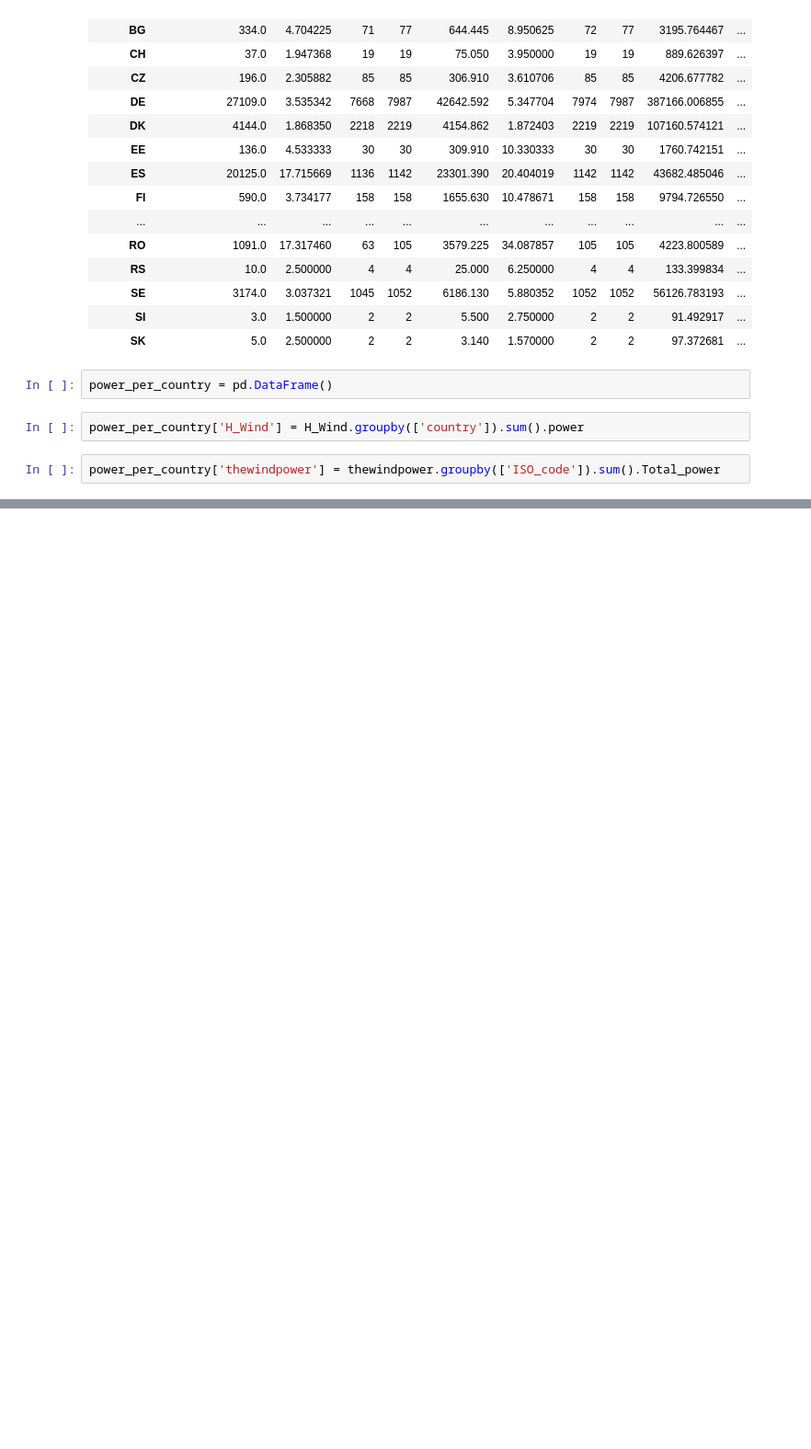
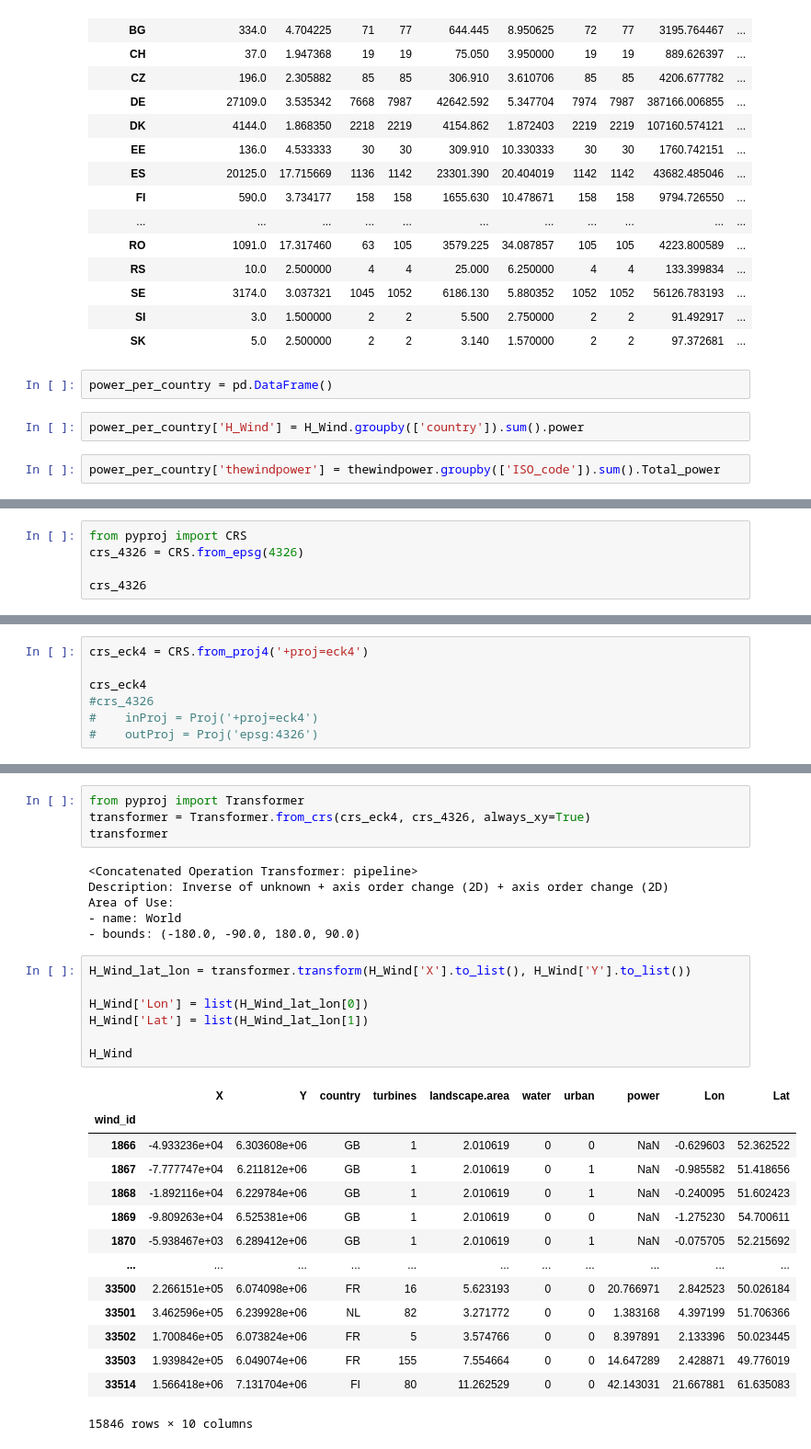
Before and after one commit to JanFrederickUnnewehr/wind_dataset_comparison, a Jupyter notebook: main.ipynb, the cells around one changed output, grey strips where cells are left out. Shown at 92% size. Saved outputs shown, nothing was run; the diff lists cells and outputs as text; blank space fills up the shorter version.

```diff
--- a/main.ipynb
+++ b/main.ipynb
@@ -267,0 +270,5 @@ plot = sns.barplot(x=power_per_country.index, y='thewindpower', data=power_per_c
+# %%
+from pyproj import CRS
+crs_4326 = CRS.from_epsg(4326)
+
+crs_4326
@@ -267,0 +287,7 @@ plot = sns.barplot(x=power_per_country.index, y='thewindpower', data=power_per_c
+# %%
+crs_eck4 = CRS.from_proj4('+proj=eck4')
+
+crs_eck4
+#crs_4326
+#    inProj = Proj('+proj=eck4')
+#    outProj = Proj('epsg:4326')
@@ -267,0 +308,32 @@ plot = sns.barplot(x=power_per_country.index, y='thewindpower', data=power_per_c
+# %%
+from pyproj import Transformer
+transformer = Transformer.from_crs(crs_eck4, crs_4326, always_xy=True)
+transformer
+# %% [output]
+<Concatenated Operation Transformer: pipeline>
+Description: Inverse of unknown + axis order change (2D) + axis order change (2D)
+Area of Use:
+- name: World
+- bounds: (-180.0, -90.0, 180.0, 90.0)
+# %%
+H_Wind_lat_lon = transformer.transform(H_Wind['X'].to_list(), H_Wind['Y'].to_list())
+
+H_Wind['Lon'] = list(H_Wind_lat_lon[0])
+H_Wind['Lat'] = list(H_Wind_lat_lon[1])
+
+H_Wind
+# %% [output]
+|  | X | Y | country | turbines | landscape.area | water | urban | power | Lon | Lat |
+| wind_id |  |  |  |  |  |  |  |  |  |  |
+| 1866 | -4.933236e+04 | 6.303608e+06 | GB | 1 | 2.010619 | 0 | 0 | NaN | -0.629603 | 52.362522 |
+| 1867 | -7.777747e+04 | 6.211812e+06 | GB | 1 | 2.010619 | 0 | 1 | NaN | -0.985582 | 51.418656 |
+| 1868 | -1.892116e+04 | 6.229784e+06 | GB | 1 | 2.010619 | 0 | 1 | NaN | -0.240095 | 51.602423 |
+| 1869 | -9.809263e+04 | 6.525381e+06 | GB | 1 | 2.010619 | 0 | 0 | NaN | -1.275230 | 54.700611 |
+| 1870 | -5.938467e+03 | 6.289412e+06 | GB | 1 | 2.010619 | 0 | 1 | NaN | -0.075705 | 52.215692 |
+| ... | ... | ... | ... | ... | ... | ... | ... | ... | ... | ... |
+| 33500 | 2.266151e+05 | 6.074098e+06 | FR | 16 | 5.623193 | 0 | 0 | 20.766971 | 2.842523 | 50.026184 |
+| 33501 | 3.462596e+05 | 6.239928e+06 | NL | 82 | 3.271772 | 0 | 0 | 1.383168 | 4.397199 | 51.706366 |
+| 33502 | 1.700846e+05 | 6.073824e+06 | FR | 5 | 3.574766 | 0 | 0 | 8.397891 | 2.133396 | 50.023445 |
+| 33503 | 1.939842e+05 | 6.049074e+06 | FR | 155 | 7.554664 | 0 | 0 | 14.647289 | 2.428871 | 49.776019 |
+| 33514 | 1.566418e+06 | 7.131704e+06 | FI | 80 | 11.262529 | 0 | 0 | 42.143031 | 21.667881 | 61.635083 |
+15846 rows × 10 columns
```
Also changed, not shown: parts of 29 cells of this notebook.
